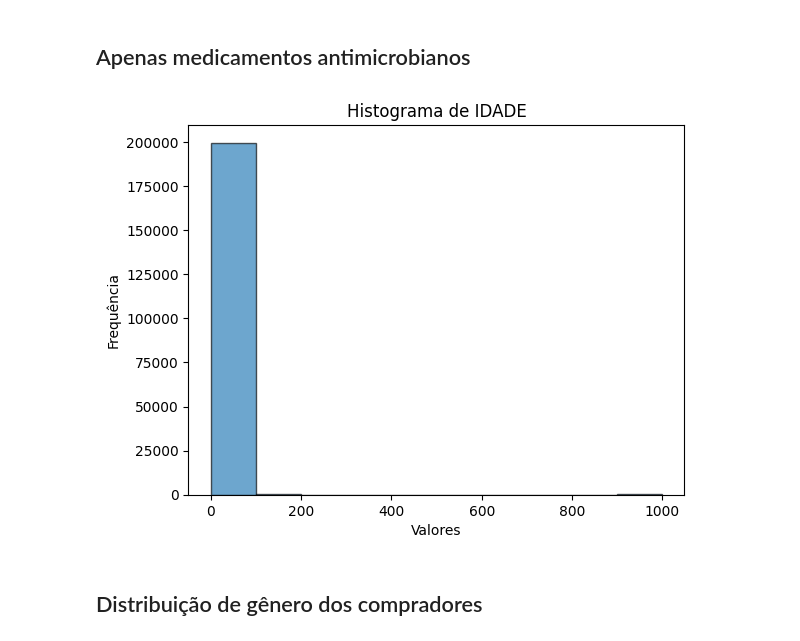
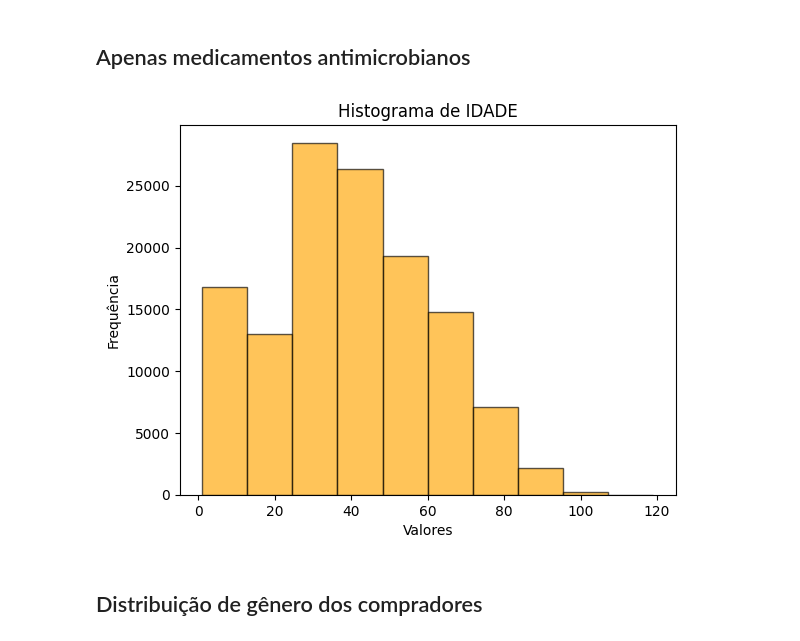
Before and after one commit to liliansom/med_ind, a Jupyter notebook: med_ind_analise.ipynb, the cells around one changed output. Drawn from its saved outputs; the diff is of its cells as text; code cells hidden in the pictures.

```diff
--- a/med_ind_analise.ipynb
+++ b/med_ind_analise.ipynb
@@ -387,16 +406,20 @@ Name: IDADE, Length: 180, dtype: int64
 # %% [markdown]
 ## Apenas medicamentos antimicrobianos
 # %%
+# Defina a coluna de interesse
 coluna_interesse = 'IDADE'
 
-# Crie um histograma da coluna de interesse
-plt.hist(df_new[coluna_interesse], bins=10, edgecolor='k', alpha=0.65)
+# Remova os valores maiores do que 120 da coluna de interesse
+df_filtered = df_new[df_new[coluna_interesse] < 120]
+df_filtered = df_filtered[df_filtered[coluna_interesse] > 0]
+# Crie um histograma da coluna de interesse com barras laranjas
+plt.hist(df_filtered[coluna_interesse], bins=10, edgecolor='k', color='orange', alpha=0.65)
 plt.xlabel('Valores')
 plt.ylabel('Frequência')
 plt.title(f'Histograma de {coluna_interesse}')
 plt.show()
 # %% [output]
-[figure, old version]
+[figure, new version]
 # %% [markdown]
 ## Distribuição de gênero dos compradores
 # %%
```
Also changed, not shown: parts of 4 cells of this notebook, 1 other file.
